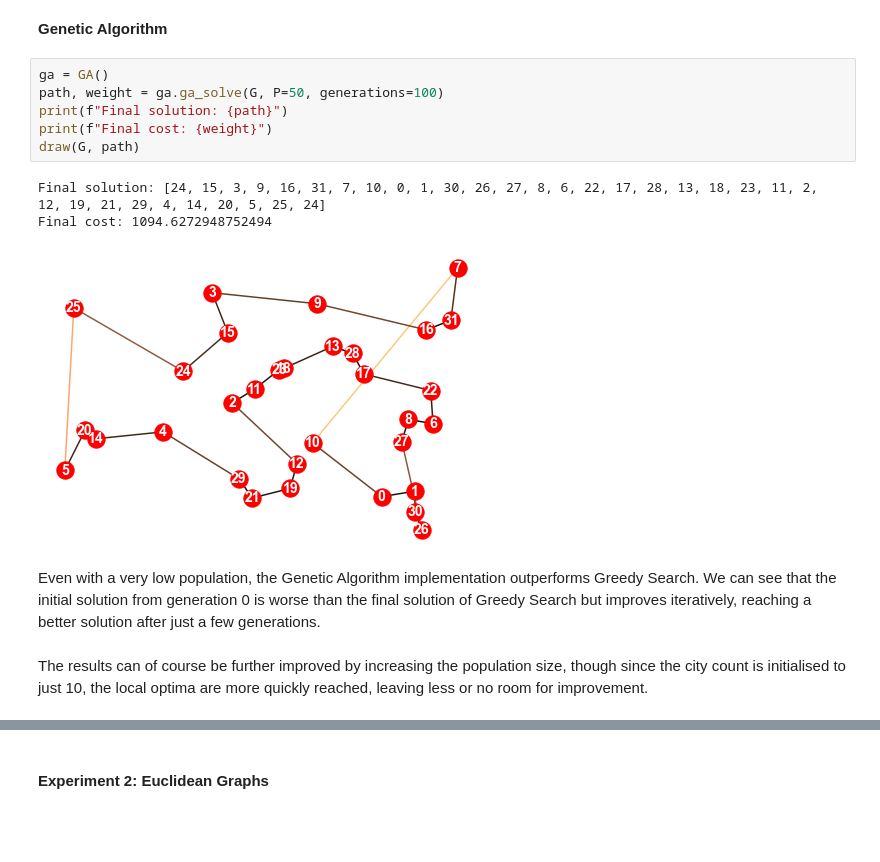
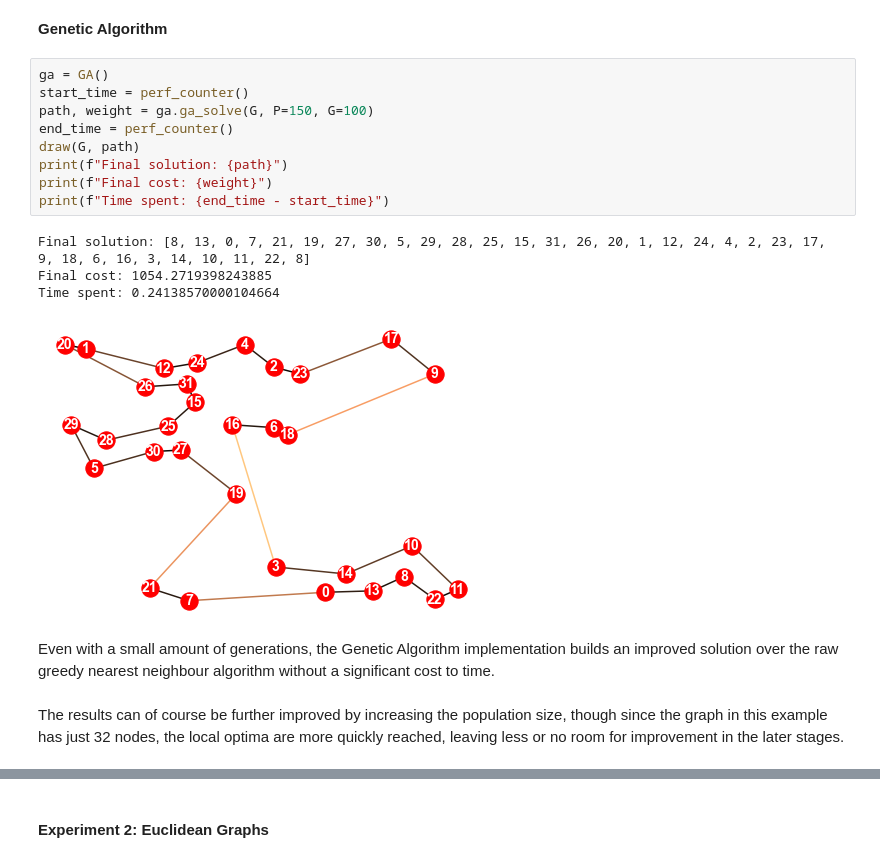
Before and after one commit to danielj0nes/metaheuristics, a Jupyter notebook: Group 07 Coursework.ipynb, the cells around one changed output, grey strips where cells are left out. Drawn from its saved outputs; the diff is of its cells as text; blank space fills up the shorter version.

```diff
--- a/Group 07 Coursework.ipynb
+++ b/Group 07 Coursework.ipynb
@@ -842,17 +863,21 @@ Final cost: 1167.7379978973863
 **Genetic Algorithm**
 # %%
 ga = GA()
-path, weight = ga.ga_solve(G, P=50, generations=100)
+start_time = perf_counter()
+path, weight = ga.ga_solve(G, P=150, G=100)
+end_time = perf_counter()
+draw(G, path)
 print(f"Final solution: {path}")
 print(f"Final cost: {weight}")
-draw(G, path)
+print(f"Time spent: {end_time - start_time}")
 # %% [output]
-Final solution: [24, 15, 3, 9, 16, 31, 7, 10, 0, 1, 30, 26, 27, 8, 6, 22, 17, 28, 13, 18, 23, 11, 2, 12, 19, 21, 29, 4, 14, 20, 5, 25, 24]
-Final cost: 1094.6272948752494
+Final solution: [8, 13, 0, 7, 21, 19, 27, 30, 5, 29, 28, 25, 15, 31, 26, 20, 1, 12, 24, 4, 2, 23, 17, 9, 18, 6, 16, 3, 14, 10, 11, 22, 8]
+Final cost: 1054.2719398243885
+Time spent: 0.24138570000104664
-[figure, old version]
+[figure, new version]
-# %% [markdown]
-Even with a very low population, the Genetic Algorithm implementation outperforms Greedy Search. We can see that the initial solution from generation 0 is worse than the final solution of Greedy Search but improves iteratively, reaching a better solution after just a few generations.
+# %% [markdown]
+Even with a small amount of generations, the Genetic Algorithm implementation builds an improved solution over the raw greedy nearest neighbour algorithm without a significant cost to time.
 # %% [markdown]
-The results can of course be further improved by increasing the population size, though since the city count is initialised to just 10, the local optima are more quickly reached, leaving less or no room for improvement.
+The results can of course be further improved by increasing the population size, though since the graph in this example has just 32 nodes, the local optima are more quickly reached, leaving less or no room for improvement in the later stages.
 # %%
 ga = GA()
```
Also changed, not shown: parts of 42 cells of this notebook.
